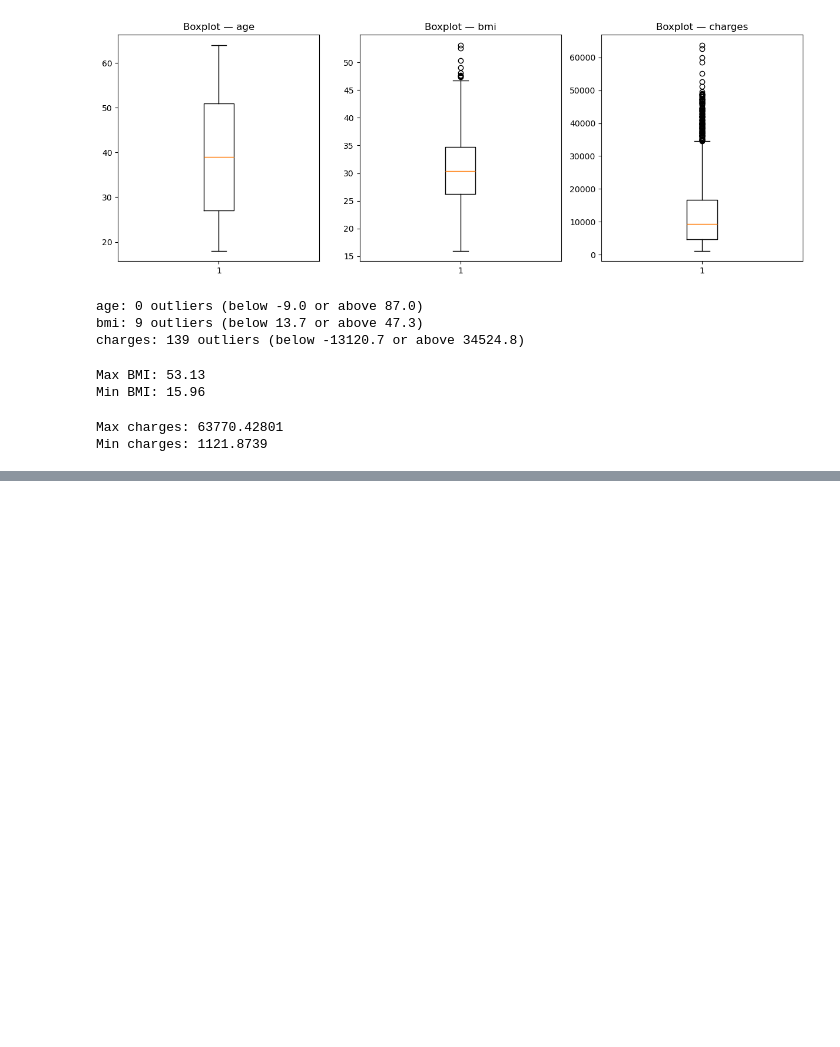
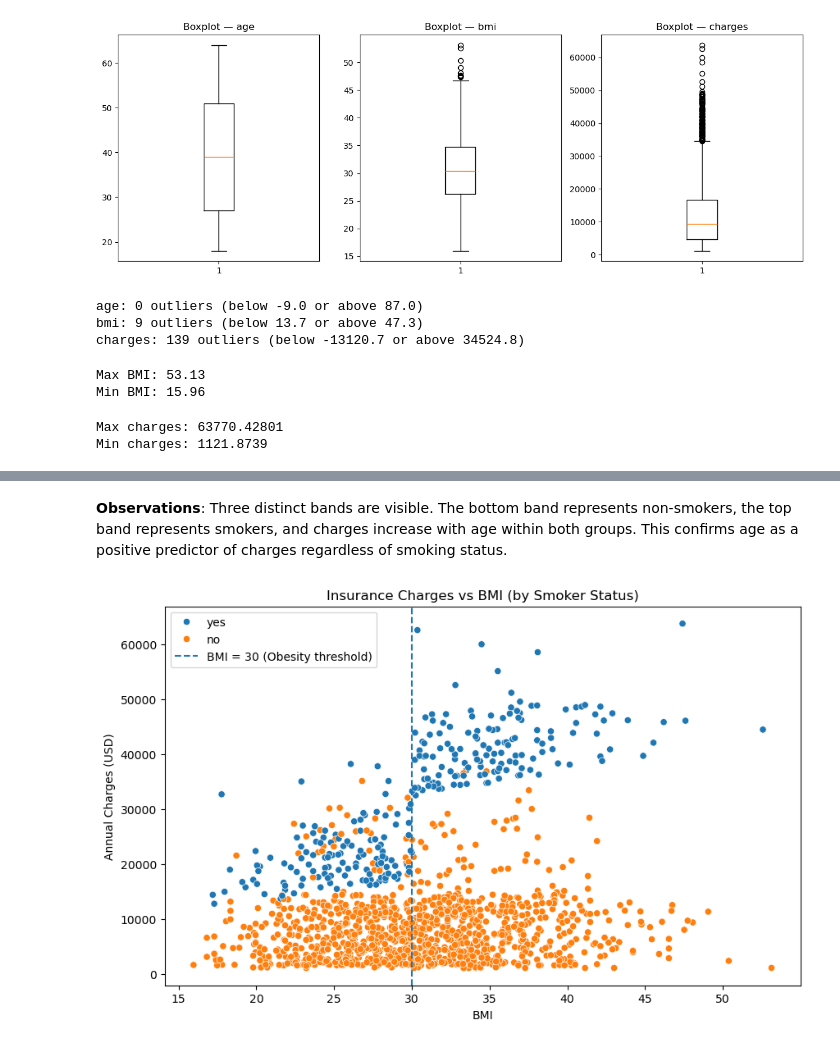
Before and after one commit to amanda-h06/medical-insurance-analysis, a Jupyter notebook: insurance_analysis.ipynb, the cells around one changed output, grey strips where cells are left out. Saved outputs shown, nothing was run; the diff lists cells and outputs as text; code cells hidden in the pictures; blank space fills up the shorter version.

```diff
--- a/insurance_analysis.ipynb
+++ b/insurance_analysis.ipynb
@@ -187,0 +240,19 @@ Dataset is now clean and ready for analysis.
+# %% [markdown]
+**Observations**: Three distinct bands are visible. The bottom band represents non-smokers,
+the top band represents smokers, and charges increase with age within both groups.
+This confirms age as a positive predictor of charges regardless of smoking status.
+# %%
+# Plot 4: Insurance Charges vs BMI (colored by smoker)
+plt.figure(figsize=(10, 6))
+
+sns.scatterplot(x='bmi', y='charges', hue='smoker', data=df)
+plt.axvline(x=30, color='black', linestyle='--', label='BMI = 30 (Obesity threshold)')
+
+plt.title('Insurance Charges vs BMI (by Smoker Status)')
+plt.xlabel('BMI')                     # numerical
+plt.ylabel('Annual Charges (USD)')    # numerical
+plt.legend(title='', loc='upper left')
+
+plt.show()
+# %% [output]
+[figure, added]
```
Also changed, not shown: parts of 18 cells of this notebook.
